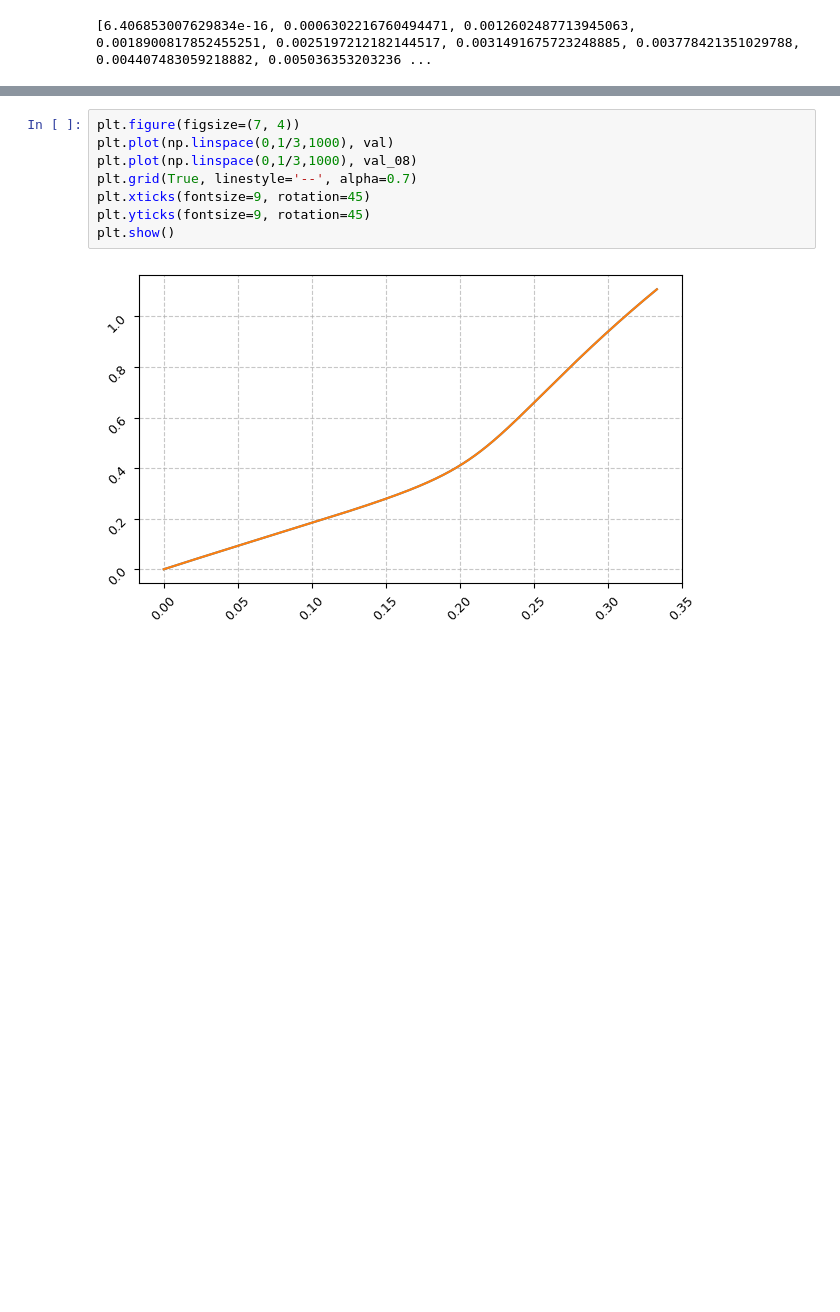
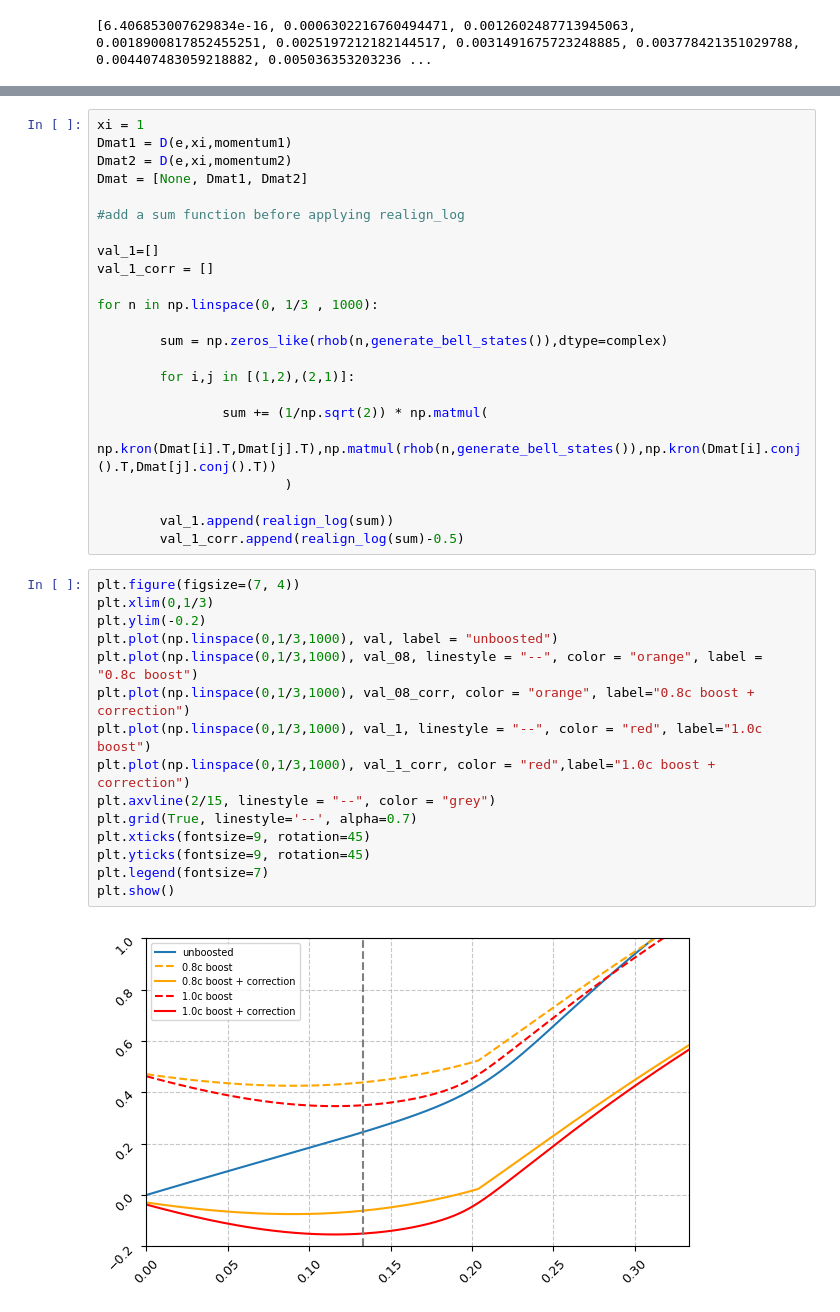
Before and after one commit to sebmousel/Bachelor, a Jupyter notebook: Test.ipynb, the cells around one changed output, grey strips where cells are left out. Saved outputs shown, nothing was run; the diff lists cells and outputs as text; blank space fills up the shorter version.

Commit message:
D boost written out in Test as well as plot showing the states. No changes in Func_Col

```diff
--- a/Test.ipynb
+++ b/Test.ipynb
@@ -36,10 +40,40 @@ for n in np.linspace(0, 1/3 , 1000):
+# %%
+xi = 1
+Dmat1 = D(e,xi,momentum1)
+Dmat2 = D(e,xi,momentum2)
+Dmat = [None, Dmat1, Dmat2]
+
+#add a sum function before applying realign_log
+
+val_1=[]
+val_1_corr = []
+
+for n in np.linspace(0, 1/3 , 1000):
+
+        sum = np.zeros_like(rhob(n,generate_bell_states()),dtype=complex)
+
+        for i,j in [(1,2),(2,1)]:
+
+                sum += (1/np.sqrt(2)) * np.matmul(
+                        np.kron(Dmat[i].T,Dmat[j].T),np.matmul(rhob(n,generate_bell_states()),np.kron(Dmat[i].conj().T,Dmat[j].conj().T))
+                        )
+
+        val_1.append(realign_log(sum))
+        val_1_corr.append(realign_log(sum)-0.5)
 # %%
 plt.figure(figsize=(7, 4))
-plt.plot(np.linspace(0,1/3,1000), val)
-plt.plot(np.linspace(0,1/3,1000), val_08)
+plt.xlim(0,1/3)
+plt.ylim(-0.2)
+plt.plot(np.linspace(0,1/3,1000), val, label = "unboosted")
+plt.plot(np.linspace(0,1/3,1000), val_08, linestyle = "--", color = "orange", label = "0.8c boost")
+plt.plot(np.linspace(0,1/3,1000), val_08_corr, color = "orange", label="0.8c boost + correction")
+plt.plot(np.linspace(0,1/3,1000), val_1, linestyle = "--", color = "red", label="1.0c boost")
+plt.plot(np.linspace(0,1/3,1000), val_1_corr, color = "red",label="1.0c boost + correction")
+plt.axvline(2/15, linestyle = "--", color = "grey")
 plt.grid(True, linestyle='--', alpha=0.7)
 plt.xticks(fontsize=9, rotation=45)
 plt.yticks(fontsize=9, rotation=45)
+plt.legend(fontsize=7)
 plt.show()
 # %% [output]
-[figure, old version]
+[figure, new version]
```
Also changed, not shown: parts of 3 cells of this notebook, 2 other files.
